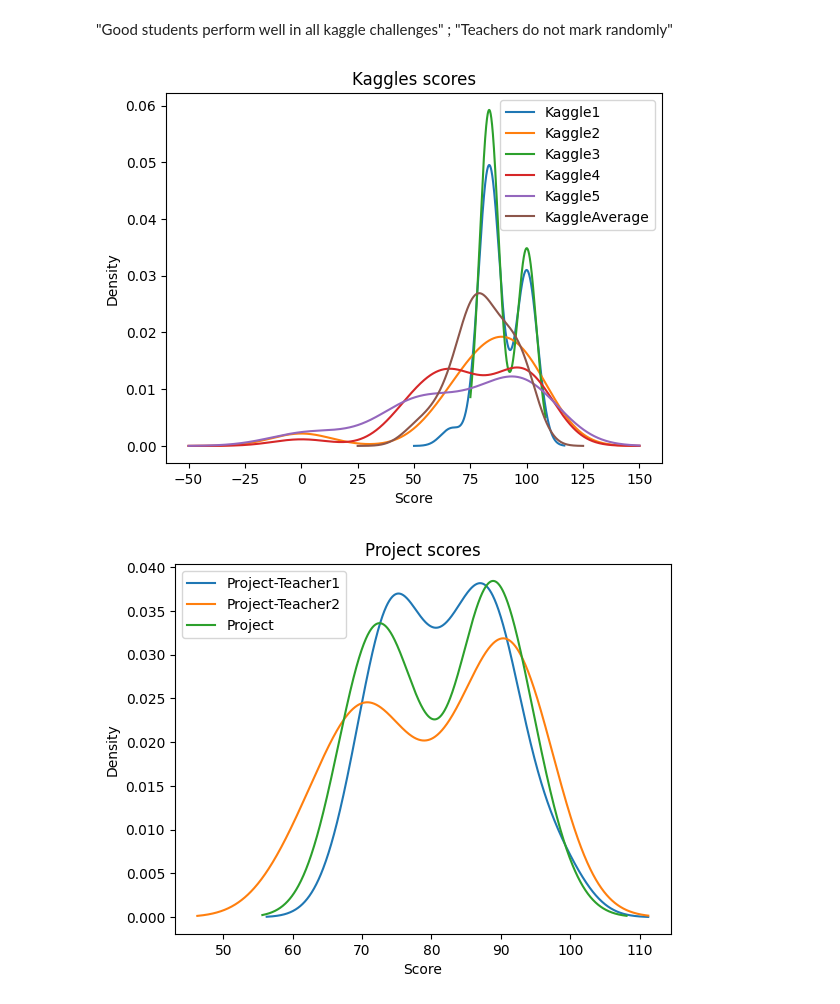
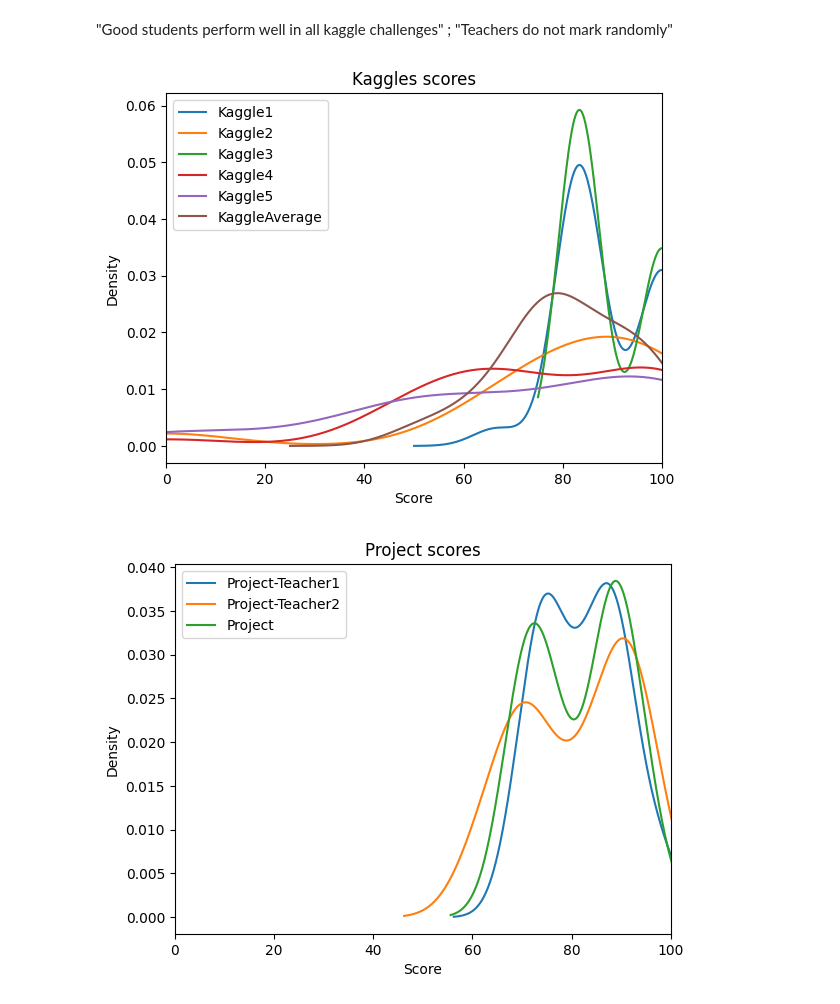
Before and after one commit to pauldubois98/MarkingCorrelation, a Jupyter notebook: analysis.ipynb, the cells around one changed output. Drawn from its saved outputs; the diff is of its cells as text; code cells hidden in the pictures.

Commit message:
added a clip to kde

```diff
--- a/analysis.ipynb
+++ b/analysis.ipynb
@@ -70,30 +70,34 @@ project variance if both independent: 6.948503087478278
 # %%
 # plot the density of data points for kaggle column
 data["Kaggle1"].plot.kde()
 data["Kaggle2"].plot.kde()
 data["Kaggle3"].plot.kde()
 data["Kaggle4"].plot.kde()
 data["Kaggle5"].plot.kde()
 data["KaggleAverage"].plot.kde()
+# clip x axis to 0,100
+plt.xlim(0, 100)
 plt.legend()
 plt.xlabel("Score")
 plt.title("Kaggles scores")
 # plt.savefig("figures/kaggles_densities.pdf", bbox_inches="tight")
 plt.show()
 # %% [output]
-[figure, old version]
+[figure, new version]
 # %%
 # plot the density of data points for kaggle column
 data["Project-Teacher1"].plot.kde()
 data["Project-Teacher2"].plot.kde()
 data["Project"].plot.kde()
+# clip x axis to 0,100
+plt.xlim(0, 100)
 plt.legend()
 plt.xlabel("Score")
 plt.title("Project scores")
 # plt.savefig("figures/project_densities.pdf", bbox_inches="tight")
 plt.show()
 # %% [output]
-[figure, old version]
+[figure, new version]
 # %%
 # calculate the correlation between all columns
 data.corr()
```
